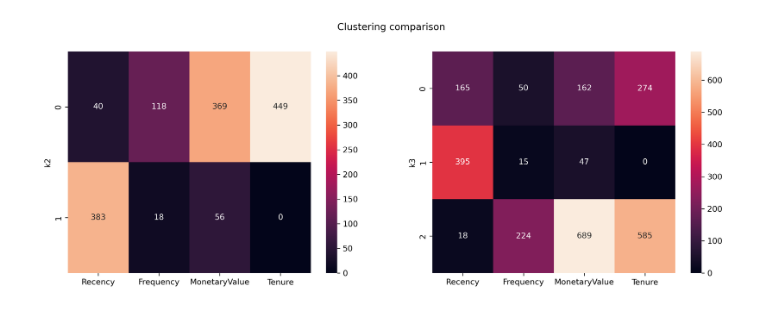
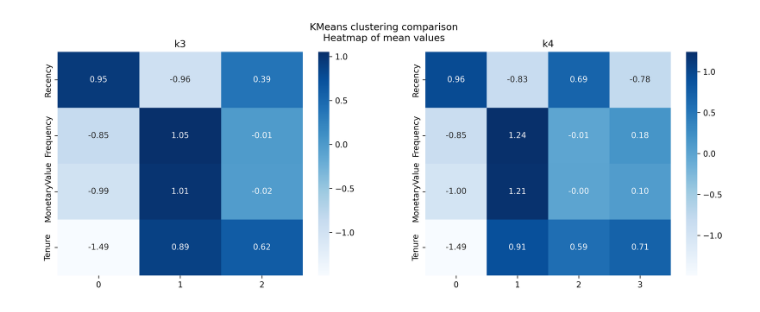
Before and after one commit to antobzzll/antobzzll.github.io, a Jupyter notebook: posts/online-retail-clustering/index.ipynb, the cells around one changed output. Saved outputs shown, nothing was run; the diff lists cells and outputs as text; code cells hidden in the pictures.

```diff
--- a/posts/online-retail-clustering/index.ipynb
+++ b/posts/online-retail-clustering/index.ipynb
@@ -81,6 +203,5 @@ rmft
 # %%
 from sklearn.preprocessing import StandardScaler
-log_rmft = np.log1p(rmft)
+log_rfmt = np.log1p(rfmt)
 scaler = StandardScaler()
-scaled_rmft = pd.DataFrame(scaler.fit_transform(log_rmft), columns=rmft.columns, index=rmft.index)
-scaled_rmft.describe()
+scaled_rfmt = pd.DataFrame(scaler.fit_transform(log_rfmt), columns=rfmt.columns, index=rfmt.index)
@@ -99,4 +230,6 @@ scaled_rmft.describe()
 # %%
+#| echo: false
+
 from sklearn.cluster import KMeans
 from sklearn.metrics import silhouette_score
 
@@ -105,9 +238,9 @@ sil_scores = []
 sse = []
 for k in n_clusters:
     kmeans = KMeans(n_clusters=k, random_state=1, n_init='auto')
-    kmeans.fit(scaled_rmft)
+    kmeans.fit(scaled_rfmt)
     sse.append(kmeans.inertia_)
-    sil_scores.append(silhouette_score(scaled_rmft, kmeans.labels_))
+    sil_scores.append(silhouette_score(scaled_rfmt, kmeans.labels_))
 
 k_sel_df = pd.DataFrame({'silhouette_score': sil_scores, 'sse': sse}, index=n_clusters)
 # %%
@@ -129,9 +273,10 @@ plt.show()
 # %%
-rmft_k = rmft.copy()
+rfmt_k = rfmt.copy()
 k_cols = []
-for k in range(2,4):
-    model = KMeans(n_clusters=k,random_state=1,  n_init='auto')
+for k in [3, 4]:
+    model = KMeans(n_clusters=k, random_state=1,  n_init='auto')
     col_name = f'k{k}'
-    rmft_k[f'k{k}'] = model.fit_predict(scaled_rmft)
+    rfmt_k[f'k{k}'] = model.fit_predict(scaled_rfmt)
     k_cols.append(col_name)
-k_summaries = {k:rmft_k.groupby(k).median().iloc[:,:-1] for k in k_cols}
+scaled_rfmt_k = pd.concat([scaled_rfmt, rfmt_k.iloc[:, 4:]], axis=1)
+rfmt_k
@@ -138,8 +304,18 @@ k_summaries = {k:rmft_k.groupby(k).median().iloc[:,:-1] for k in k_cols}
+# %%
+#| echo: false
+
+kns = [col for col in rfmt_k.columns[4:]]
+k_summaries = {col:rfmt_k.groupby(col).mean().reset_index(drop=True).iloc[:, :-len(kns)+1]
+               for col in kns}
+scaled_k_summaries = {col:scaled_rfmt_k.groupby(col).median().reset_index(drop=True).iloc[:, :-len(kns)+1]
+                      for col in kns}
 # %%
-fig, ax = plt.subplots(1, len(k_summaries.keys()), figsize=(15,5), dpi=300)
-for n, summary in enumerate(k_summaries.values()):
-    sns.heatmap(summary.round(), annot=True, ax=ax[n], fmt="g")
-plt.suptitle('Clustering comparison')
+#| echo: false
+fig, ax = plt.subplots(1, len(kns), figsize=(15,5), dpi=300)
+for n, kn in enumerate(k_summaries.keys()):
+    sns.heatmap(scaled_k_summaries[kn].T, annot=True, fmt='.2f', ax=ax[n], cmap='Blues', )
+    ax[n].set_title(kn)
+plt.suptitle("KMeans clustering comparison\nHeatmap of mean values")
 plt.show()
 # %% [output]
-[figure, old version]
+[figure, new version]
```
Also changed, not shown: parts of 29 cells of this notebook, 5 other files.
